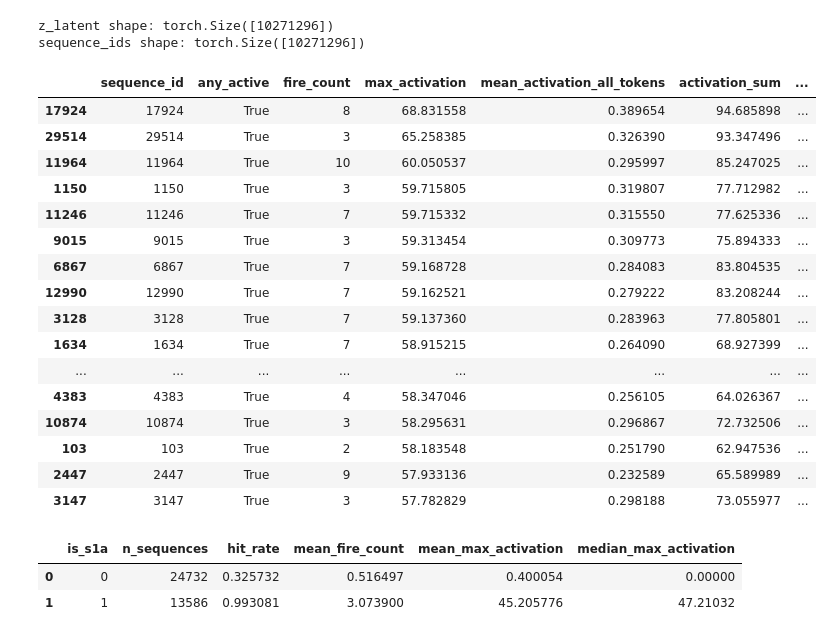
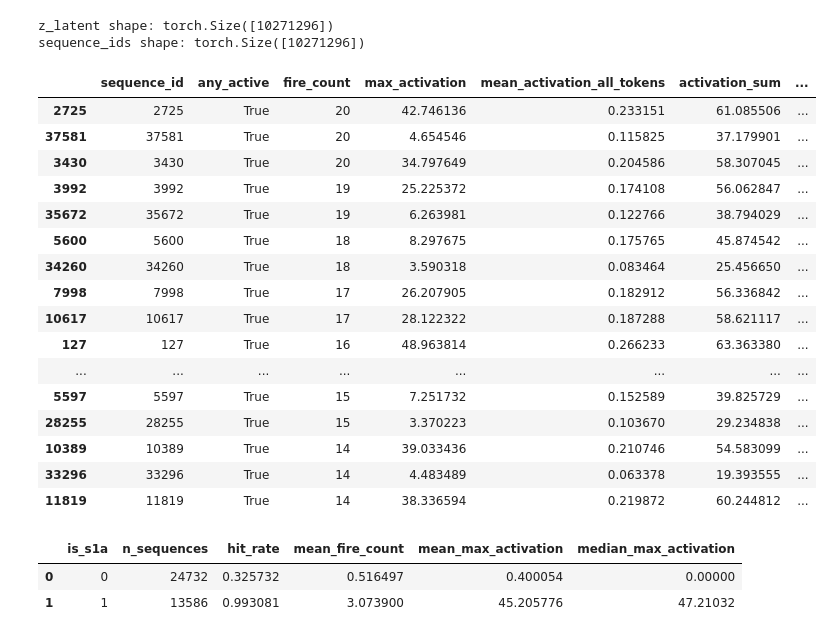
Before and after one commit to svseshadri/SAE_ProGen3, a Jupyter notebook: analysis/latent_enrichment.ipynb, the cells around one changed output. Cells and saved outputs as stored; diff of their text form; code cells hidden in the pictures.

```diff
--- a/analysis/latent_enrichment.ipynb
+++ b/analysis/latent_enrichment.ipynb
@@ -230,50 +230,50 @@ assert len(seq_ids_np) == len(z_np)
 
 token_df = pd.DataFrame({
     "sequence_id": seq_ids_np,
     "activation": z_np,
     "is_active": z_np > 0,
 })
 
 seq_latent_df = token_df.groupby("sequence_id").agg(
     any_active=("is_active", "max"),
     fire_count=("is_active", "sum"),
     max_activation=("activation", "max"),
     mean_activation_all_tokens=("activation", "mean"),
     activation_sum=("activation", "sum"),
 ).reset_index()
 
 seq_latent_df["mean_activation_active_only"] = 0.0
 mask = seq_latent_df["fire_count"] > 0
 seq_latent_df.loc[mask, "mean_activation_active_only"] = (
     seq_latent_df.loc[mask, "activation_sum"] / seq_latent_df.loc[mask, "fire_count"]
 )
 
 latent_enrichment_df = seq_latent_df.merge(
     seq_labels_df,
     on="sequence_id",
     how="left"
 )
 
-latent_enrichment_df.sort_values("max_activation", ascending=False, inplace=True)
+latent_enrichment_df.sort_values("fire_count", ascending=False, inplace=True)
 latent_enrichment_df.head(20)
 # %% [output]
 |  | sequence_id | any_active | fire_count | max_activation | mean_activation_all_tokens | activation_sum | ... |
-| 17924 | 17924 | True | 8 | 68.831558 | 0.389654 | 94.685898 | ... |
-| 29514 | 29514 | True | 3 | 65.258385 | 0.326390 | 93.347496 | ... |
-| 11964 | 11964 | True | 10 | 60.050537 | 0.295997 | 85.247025 | ... |
-| 1150 | 1150 | True | 3 | 59.715805 | 0.319807 | 77.712982 | ... |
-| 11246 | 11246 | True | 7 | 59.715332 | 0.315550 | 77.625336 | ... |
-| 9015 | 9015 | True | 3 | 59.313454 | 0.309773 | 75.894333 | ... |
-| 6867 | 6867 | True | 7 | 59.168728 | 0.284083 | 83.804535 | ... |
-| 12990 | 12990 | True | 7 | 59.162521 | 0.279222 | 83.208244 | ... |
-| 3128 | 3128 | True | 7 | 59.137360 | 0.283963 | 77.805801 | ... |
-| 1634 | 1634 | True | 7 | 58.915215 | 0.264090 | 68.927399 | ... |
+| 2725 | 2725 | True | 20 | 42.746136 | 0.233151 | 61.085506 | ... |
+| 37581 | 37581 | True | 20 | 4.654546 | 0.115825 | 37.179901 | ... |
+| 3430 | 3430 | True | 20 | 34.797649 | 0.204586 | 58.307045 | ... |
+| 3992 | 3992 | True | 19 | 25.225372 | 0.174108 | 56.062847 | ... |
+| 35672 | 35672 | True | 19 | 6.263981 | 0.122766 | 38.794029 | ... |
+| 5600 | 5600 | True | 18 | 8.297675 | 0.175765 | 45.874542 | ... |
+| 34260 | 34260 | True | 18 | 3.590318 | 0.083464 | 25.456650 | ... |
+| 7998 | 7998 | True | 17 | 26.207905 | 0.182912 | 56.336842 | ... |
+| 10617 | 10617 | True | 17 | 28.122322 | 0.187288 | 58.621117 | ... |
+| 127 | 127 | True | 16 | 48.963814 | 0.266233 | 63.363380 | ... |
 | ... | ... | ... | ... | ... | ... | ... | ... |
-| 4383 | 4383 | True | 4 | 58.347046 | 0.256105 | 64.026367 | ... |
-| 10874 | 10874 | True | 3 | 58.295631 | 0.296867 | 72.732506 | ... |
-| 103 | 103 | True | 2 | 58.183548 | 0.251790 | 62.947536 | ... |
-| 2447 | 2447 | True | 9 | 57.933136 | 0.232589 | 65.589989 | ... |
-| 3147 | 3147 | True | 3 | 57.782829 | 0.298188 | 73.055977 | ... |
+| 5597 | 5597 | True | 15 | 7.251732 | 0.152589 | 39.825729 | ... |
+| 28255 | 28255 | True | 15 | 3.370223 | 0.103670 | 29.234838 | ... |
+| 10389 | 10389 | True | 14 | 39.033436 | 0.210746 | 54.583099 | ... |
+| 33296 | 33296 | True | 14 | 4.483489 | 0.063378 | 19.393555 | ... |
+| 11819 | 11819 | True | 14 | 38.336594 | 0.219872 | 60.244812 | ... |
 # %%
 summary = latent_enrichment_df.groupby("is_s1a").agg(
     n_sequences=("sequence_id", "count"),
```
Also changed, not shown: parts of 3 cells of this notebook, 7 other files.
